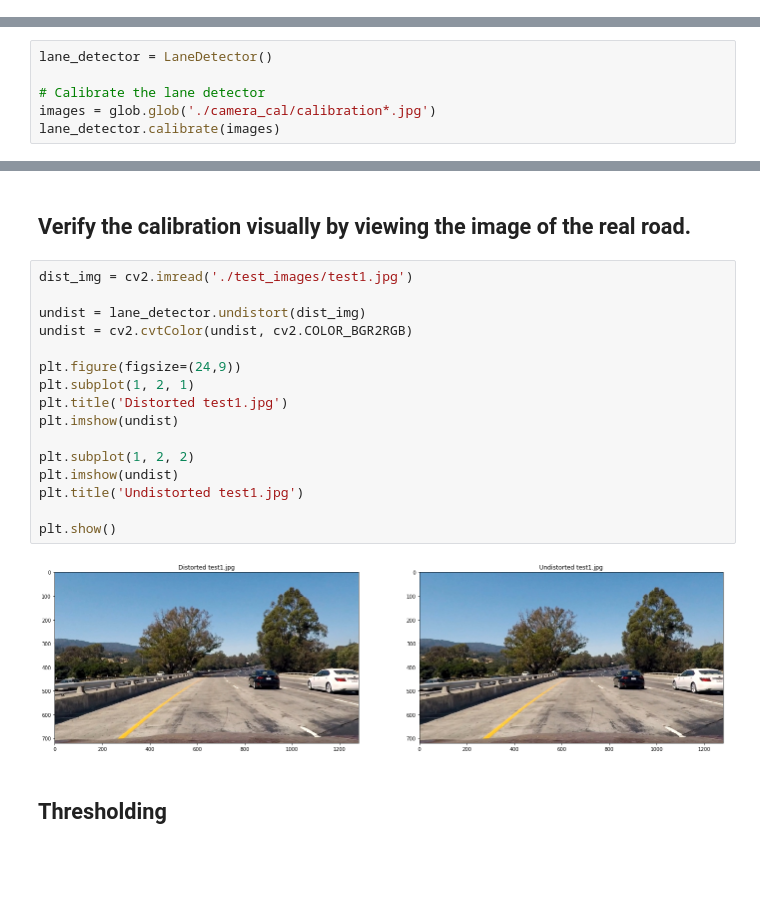
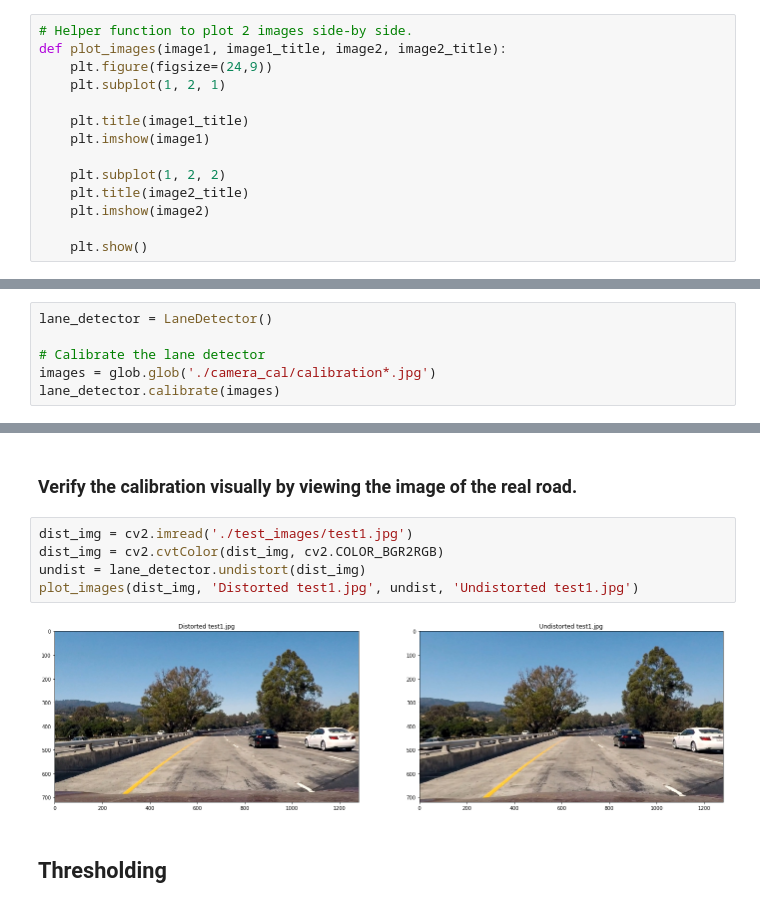
Before and after one commit to tairrzayev/CarND-Advanced-Lane-Lines, a Jupyter notebook: project.ipynb, the cells around one changed output, grey strips where cells are left out. Cells and saved outputs as stored; diff of their text form; blank space fills up the shorter version.

```diff
--- a/project.ipynb
+++ b/project.ipynb
@@ -33,4 +33,18 @@ Try 1. Download from https://github.com/imageio/imageio-binaries/raw/master/ffmp
 Downloading: 8192/28549024 bytes (0.0450560/28549024 bytes (1.61196032/28549024 bytes (4.2%2064384/28549024 bytes (7.2%3031040/28549024 bytes (10.63907584/28549024 bytes (13.74997120/28549024 bytes (1 ...
   Done
 File saved as /root/.imageio/ffmpeg/ffmpeg.linux64.
+# %%
+# Helper function to plot 2 images side-by side.
+def plot_images(image1, image1_title, image2, image2_title):
+    plt.figure(figsize=(24,9))
+    plt.subplot(1, 2, 1)
+
+    plt.title(image1_title)
+    plt.imshow(image1)
+
+    plt.subplot(1, 2, 2)
+    plt.title(image2_title)
+    plt.imshow(image2)
+
+    plt.show()
 # %% [markdown]
@@ -62,24 +64,13 @@ plt.show()
 # %% [output]
 [figure]
 # %% [markdown]
-## Verify the calibration visually by viewing the image of the real road.
+### Verify the calibration visually by viewing the image of the real road.
 # %%
 dist_img = cv2.imread('./test_images/test1.jpg')
-
+dist_img = cv2.cvtColor(dist_img, cv2.COLOR_BGR2RGB)
 undist = lane_detector.undistort(dist_img)
-undist = cv2.cvtColor(undist, cv2.COLOR_BGR2RGB)
-
-plt.figure(figsize=(24,9))
-plt.subplot(1, 2, 1)
-plt.title('Distorted test1.jpg')
-plt.imshow(undist)
-
-plt.subplot(1, 2, 2)
-plt.imshow(undist)
-plt.title('Undistorted test1.jpg')
-
-plt.show()
+plot_images(dist_img, 'Distorted test1.jpg', undist, 'Undistorted test1.jpg')
 # %% [output]
-[figure, old version]
+[figure, new version]
 # %% [markdown]
 ## Thresholding
```
Also changed, not shown: parts of 15 cells of this notebook, 6 other files.
